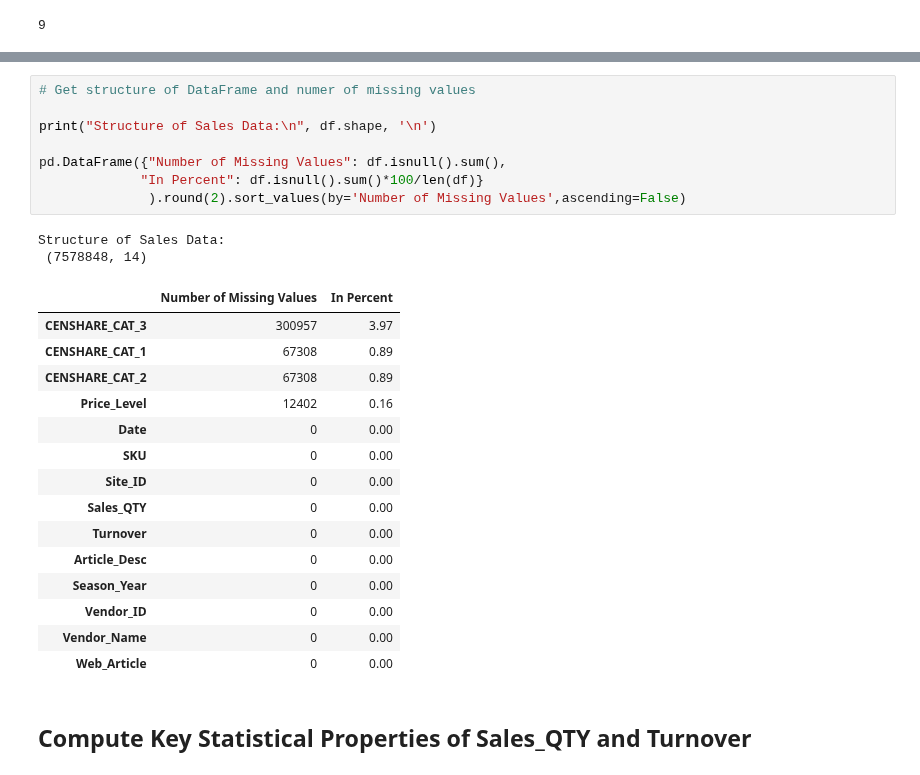
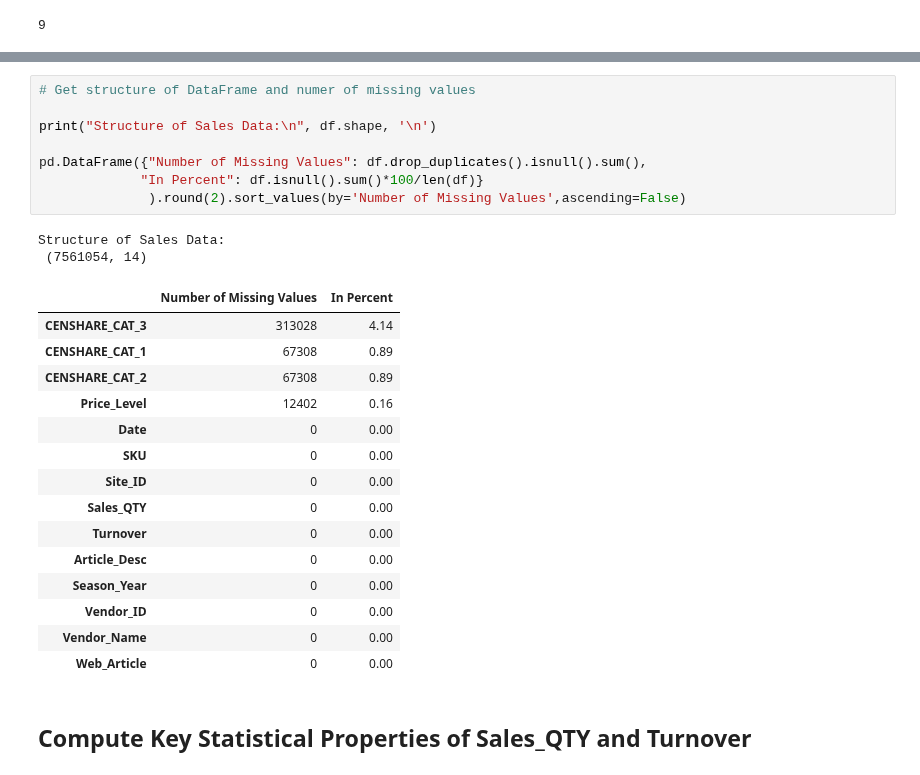
Before and after one commit to dominicdoerig/verteiler, a Jupyter notebook: 01_Exploratory_Data_Analysis/eda_weekly_data.ipynb, the cells around one changed output, grey strips where cells are left out. Cells and saved outputs as stored; diff of their text form.

```diff
--- a/01_Exploratory_Data_Analysis/eda_weekly_data.ipynb
+++ b/01_Exploratory_Data_Analysis/eda_weekly_data.ipynb
@@ -147,16 +147,16 @@ memory usage: 679.4+ MB
 # %%
 # Get structure of DataFrame and numer of missing values
 
 print("Structure of Sales Data:\n", df.shape, '\n')
 
-pd.DataFrame({"Number of Missing Values": df.isnull().sum(),
+pd.DataFrame({"Number of Missing Values": df.drop_duplicates().isnull().sum(),
              "In Percent": df.isnull().sum()*100/len(df)}
               ).round(2).sort_values(by='Number of Missing Values',ascending=False)
 # %% [output]
 Structure of Sales Data:
- (7578848, 14)
+ (7561054, 14)
 |  | Number of Missing Values | In Percent |
-| CENSHARE_CAT_3 | 300957 | 3.97 |
+| CENSHARE_CAT_3 | 313028 | 4.14 |
 | CENSHARE_CAT_1 | 67308 | 0.89 |
 | CENSHARE_CAT_2 | 67308 | 0.89 |
 | Price_Level | 12402 | 0.16 |
```
Also changed, not shown: parts of 30 cells of this notebook.
